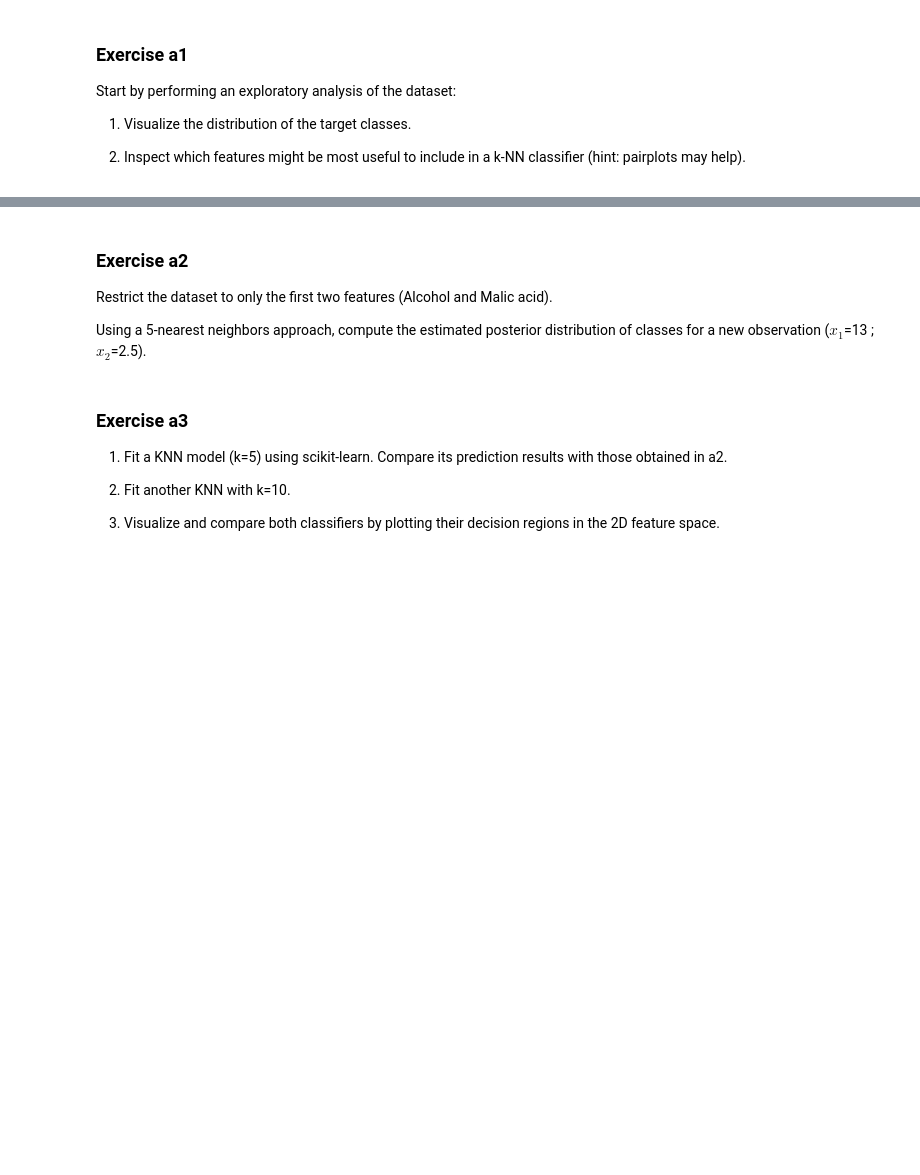
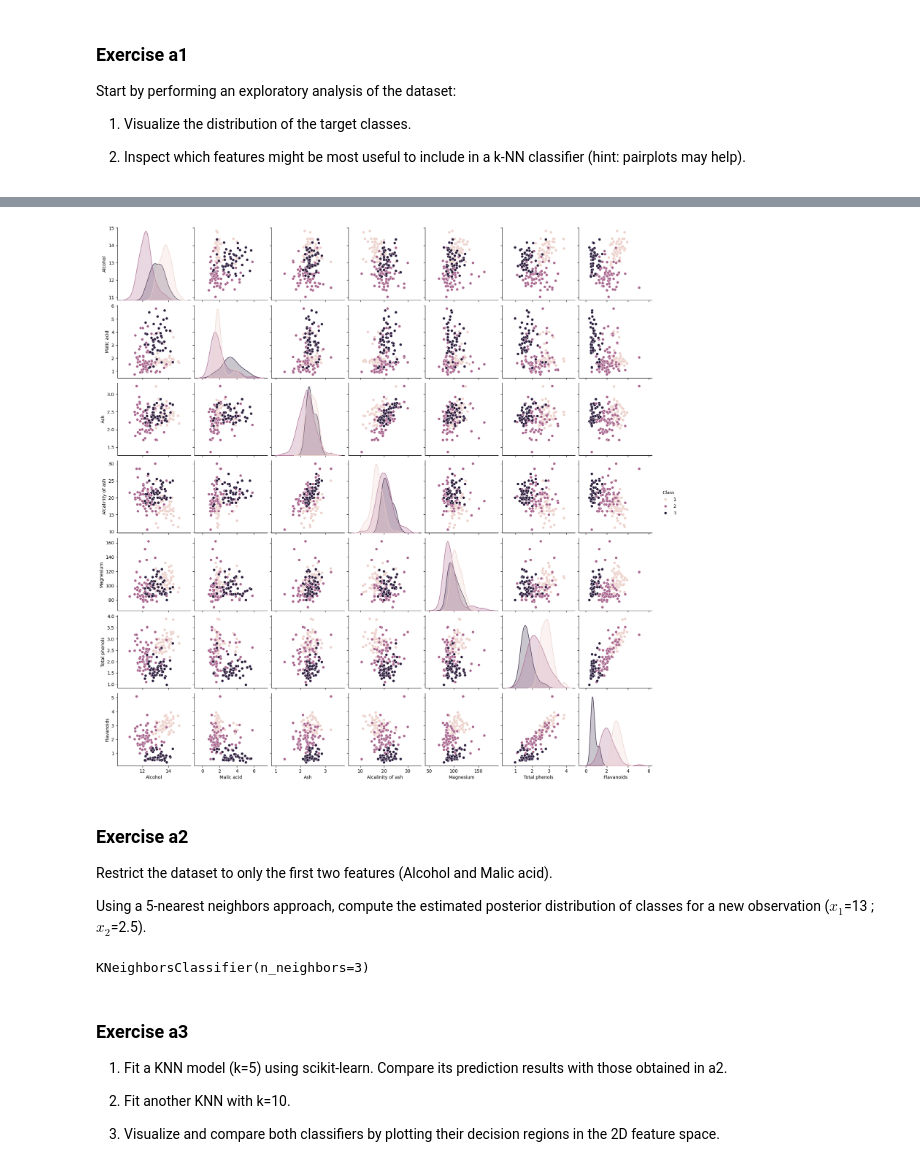
Before and after one commit to Simon-Simonsen/ML_Exercises, a Jupyter notebook: Week4_Bayes_Exercises/Week3_Bayes_Exercises.ipynb, the cells around one changed output, grey strips where cells are left out. Drawn from its saved outputs; the diff is of its cells as text; code cells hidden in the pictures; blank space fills up the shorter version.

```diff
--- a/Week4_Bayes_Exercises/Week3_Bayes_Exercises.ipynb
+++ b/Week4_Bayes_Exercises/Week3_Bayes_Exercises.ipynb
@@ -161,5 +220,12 @@ Start by performing an exploratory analysis of the dataset:
 # %%
 # Your solution here...
+sns.pairplot(data, hue='Class', vars=[
+    "Alcohol", "Malic acid", "Ash", "Alcalinity of ash",
+    "Magnesium", "Total phenols", "Flavanoids"
+])
+plt.show()
+# %% [output]
+[figure, added]
 # %% [markdown]
 ### Exercise a2
 
@@ -168,6 +234,15 @@ Restrict the dataset to only the first two features (Alcohol and Malic acid).
 Using a 5-nearest neighbors approach, compute the estimated posterior distribution of classes for a new observation ($x_1$=13 ; $x_2$=2.5).
 # %%
 # Your solution here...
+from sklearn.neighbors import KNeighborsClassifier
+data_2 = data[["Alcohol", "Malic acid"]]
+target = data["Class"]
+
+X_train, X_test, y_train, y_test = train_test_split(data_2, target, test_size=0.25)
+neigh = KNeighborsClassifier(n_neighbors=3)
+neigh.fit(X_train,y_train)
+# %% [output]
+KNeighborsClassifier(n_neighbors=3)
 # %% [markdown]
 ### Exercise a3
 
```
Also changed, not shown: parts of 6 cells of this notebook, 3 other files.
